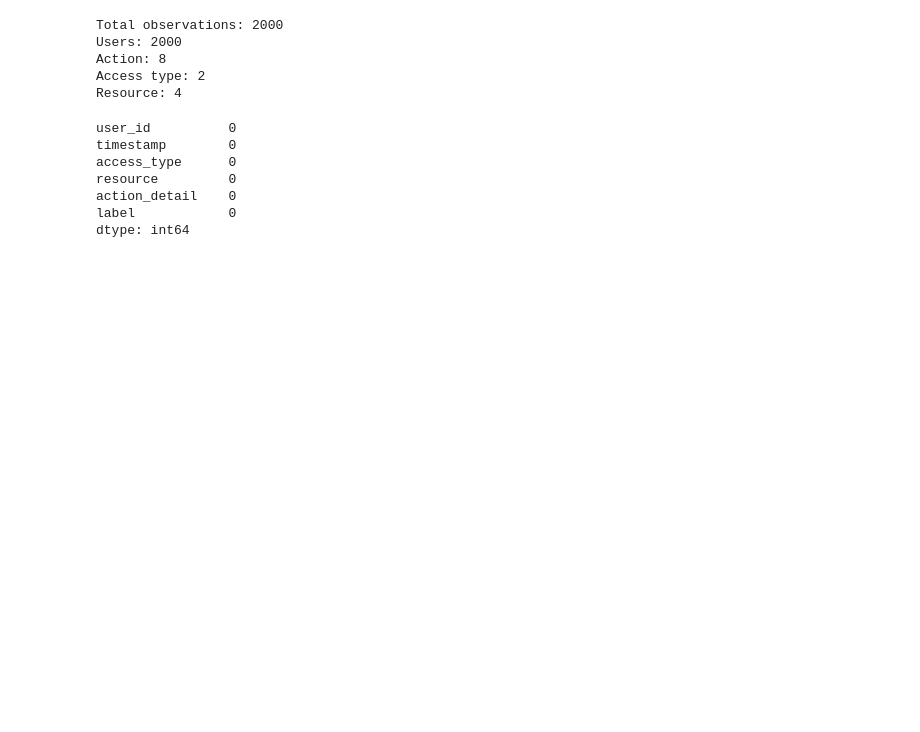
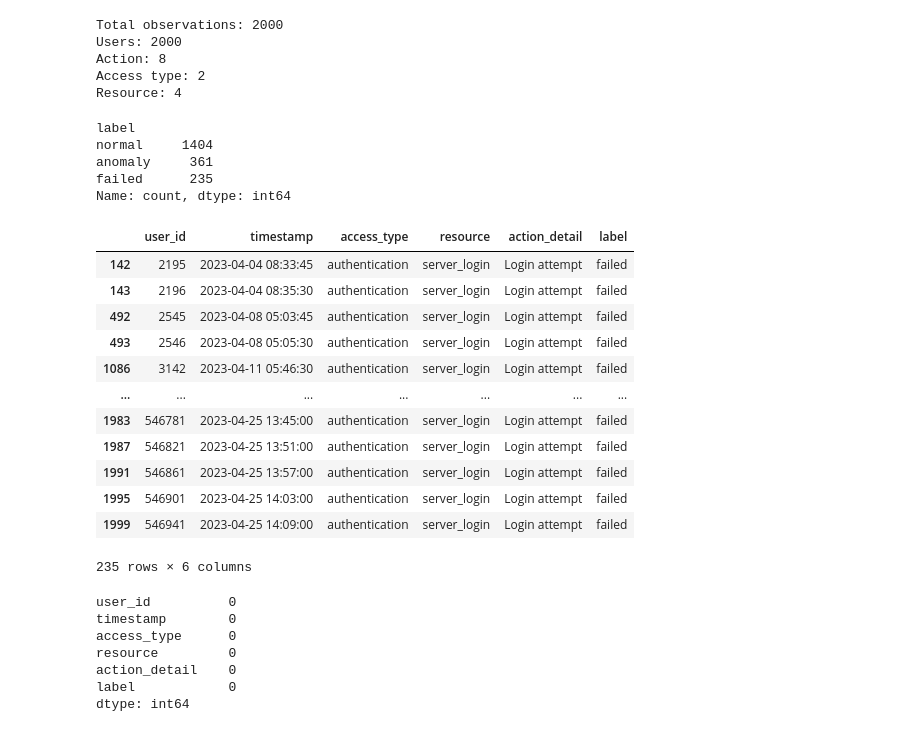
Before and after one commit to albionaguri/cybersecurity, a Jupyter notebook: dataset-sintetico.ipynb, the cells around one changed output. Drawn from its saved outputs; the diff is of its cells as text; code cells hidden in the pictures; blank space fills up the shorter version.

```diff
--- a/dataset-sintetico.ipynb
+++ b/dataset-sintetico.ipynb
@@ -54,6 +54,30 @@ Users: 2000
 Action: 8
 Access type: 2
 Resource: 4
+# %%
+train_data['label'].value_counts()
+# %% [output]
+label
+normal     1404
+anomaly     361
+failed      235
+Name: count, dtype: int64
+# %%
+train_data[train_data['label'] == 'failed']
+# %% [output]
+|  | user_id | timestamp | access_type | resource | action_detail | label |
+| 142 | 2195 | 2023-04-04 08:33:45 | authentication | server_login | Login attempt | failed |
+| 143 | 2196 | 2023-04-04 08:35:30 | authentication | server_login | Login attempt | failed |
+| 492 | 2545 | 2023-04-08 05:03:45 | authentication | server_login | Login attempt | failed |
+| 493 | 2546 | 2023-04-08 05:05:30 | authentication | server_login | Login attempt | failed |
+| 1086 | 3142 | 2023-04-11 05:46:30 | authentication | server_login | Login attempt | failed |
+| ... | ... | ... | ... | ... | ... | ... |
+| 1983 | 546781 | 2023-04-25 13:45:00 | authentication | server_login | Login attempt | failed |
+| 1987 | 546821 | 2023-04-25 13:51:00 | authentication | server_login | Login attempt | failed |
+| 1991 | 546861 | 2023-04-25 13:57:00 | authentication | server_login | Login attempt | failed |
+| 1995 | 546901 | 2023-04-25 14:03:00 | authentication | server_login | Login attempt | failed |
+| 1999 | 546941 | 2023-04-25 14:09:00 | authentication | server_login | Login attempt | failed |
+235 rows × 6 columns
 # %%
 train_data.isna().sum()
 # %% [output]
```
Also changed, not shown: parts of 6 cells of this notebook.
